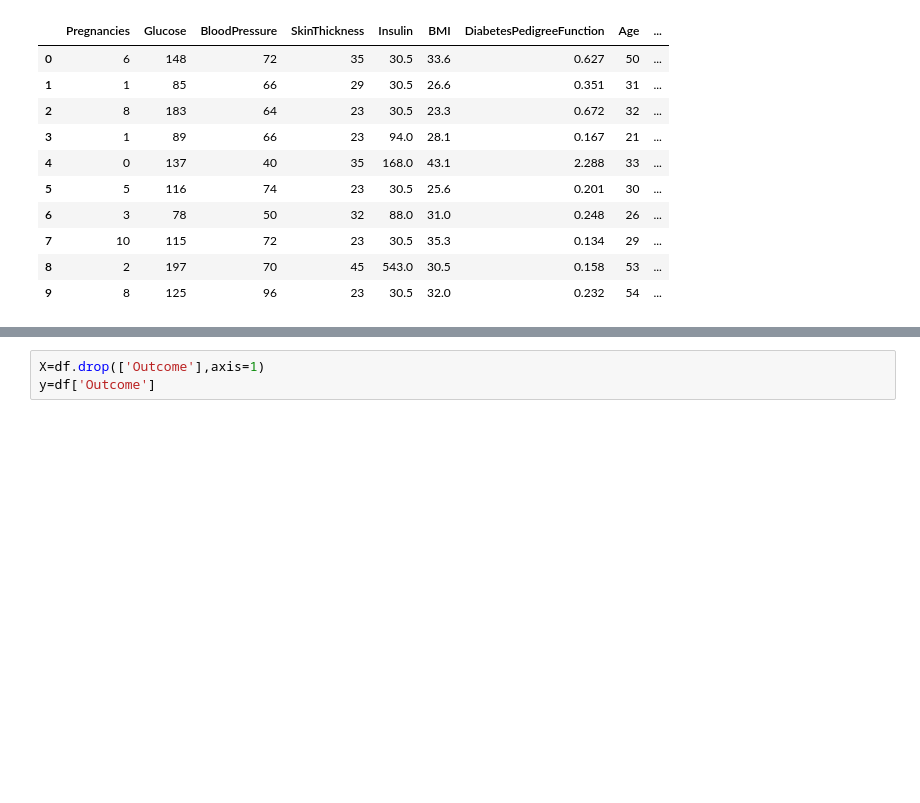
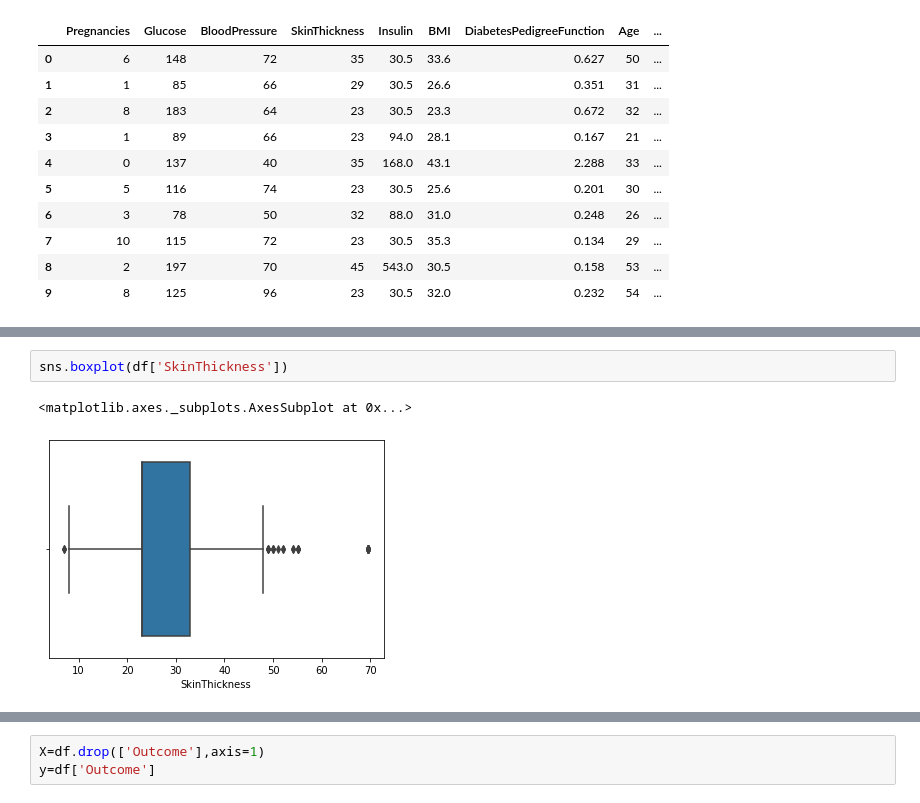
Before and after one commit to sreenal/Pima-Indians-Diabetes_Project, a Jupyter notebook: Pima_Indians_Diabetes.ipynb, the cells around one changed output, grey strips where cells are left out. Cells and saved outputs as stored; diff of their text form; blank space fills up the shorter version.

```diff
--- a/Pima_Indians_Diabetes.ipynb
+++ b/Pima_Indians_Diabetes.ipynb
@@ -272,0 +307,5 @@ df.head(10)
+# %%
+sns.boxplot(df['SkinThickness'])
+# %% [output]
+<matplotlib.axes._subplots.AxesSubplot at 0x...>
+[figure, added]
```
Also changed, not shown: parts of 13 cells of this notebook.
